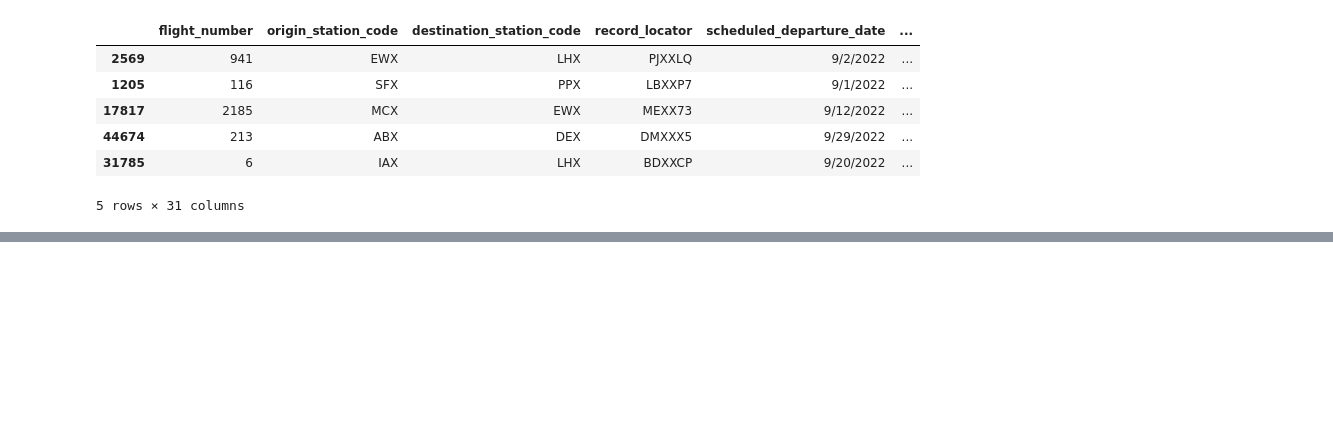
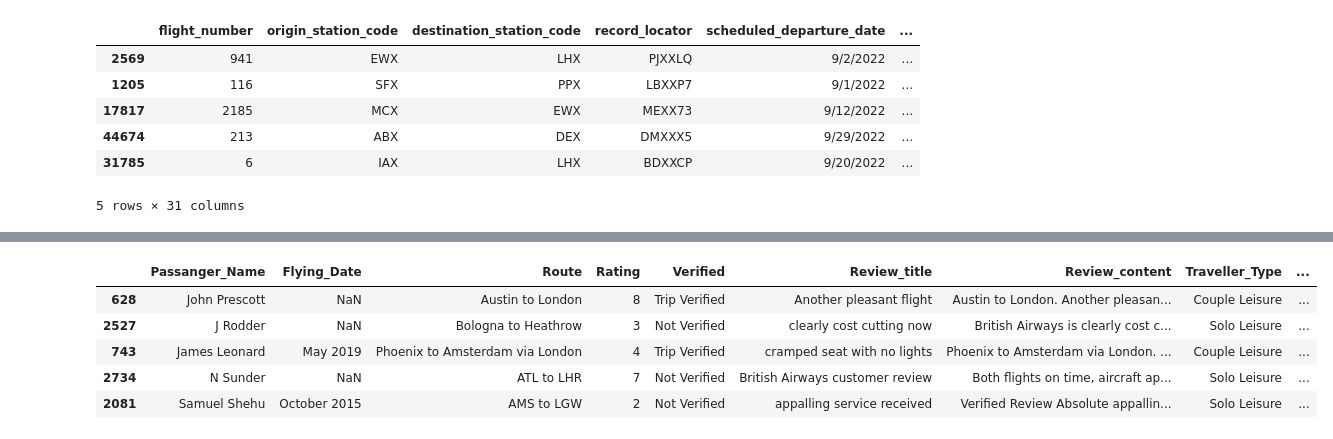
Before and after one commit to samalouty/airline-customer-booking, a Jupyter notebook: airline-customer-booking.ipynb, the cells around one changed output, grey strips where cells are left out. Drawn from its saved outputs; the diff is of its cells as text; code cells hidden in the pictures; blank space fills up the shorter version.

Commit message:
Removed Task Assignment and added the new cleaned dataset

```diff
--- a/airline-customer-booking.ipynb
+++ b/airline-customer-booking.ipynb
@@ -8,9 +8,7 @@ import matplotlib.pyplot as plt
 # %% [markdown]
 ## Dataframes
 # %%
-# when clean airline data gets released
-# airline_scrapped_review_clean_df = pd.read_csv('/kaggle/input/airline-passangers-booking-data/AirlineScrappedReviewClean.csv')
-
+airline_scrapped_review_clean_df = pd.read_csv('/kaggle/input/airline-scrapped-review-cleaned/AirlineScrappedReview_Cleaned.csv')
 customer_comment_df = pd.read_csv('/kaggle/input/airline-passangers-booking-data/Customer_comment.csv')
 passanger_booking_data_df = pd.read_csv('/kaggle/input/airline-passangers-booking-data/Passanger_booking_data.csv')
 survey_data_inflight_satisfaction_score_df = pd.read_csv('/kaggle/input/airline-passangers-booking-data/Survey data_Inflight Satisfaction Score.csv')
@@ -150,0 +171,9 @@ survey_data_inflight_satisfaction_score_df.sample(5)
+# %%
+airline_scrapped_review_clean_df.sample(5)
+# %% [output]
+|  | Passanger_Name | Flying_Date | Route | Rating | Verified | Review_title | Review_content | Traveller_Type | ... |
+| 628 | John Prescott | NaN | Austin to London | 8 | Trip Verified | Another pleasant flight | Austin to London. Another pleasan... | Couple Leisure | ... |
+| 2527 | J Rodder | NaN | Bologna to Heathrow | 3 | Not Verified | clearly cost cutting now | British Airways is clearly cost c... | Solo Leisure | ... |
+| 743 | James Leonard | May 2019 | Phoenix to Amsterdam via London | 4 | Trip Verified | cramped seat with no lights | Phoenix to Amsterdam via London. ... | Couple Leisure | ... |
+| 2734 | N Sunder | NaN | ATL to LHR | 7 | Not Verified | British Airways customer review | Both flights on time, aircraft ap... | Solo Leisure | ... |
+| 2081 | Samuel Shehu | October 2015 | AMS to LGW | 2 | Not Verified | appalling service received | Verified Review Absolute appallin... | Solo Leisure | ... |
```
Also changed, not shown: parts of 7 cells of this notebook.
